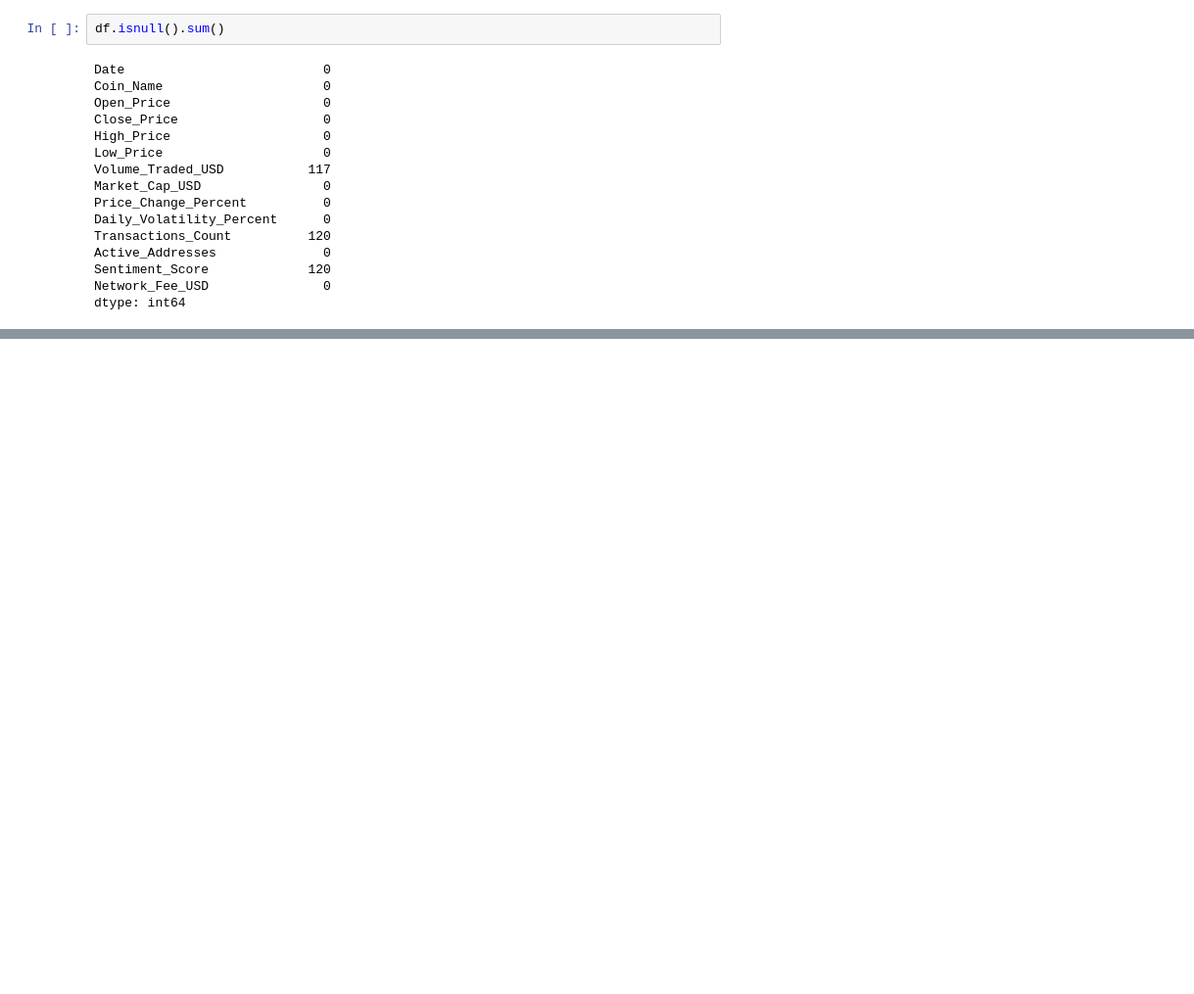
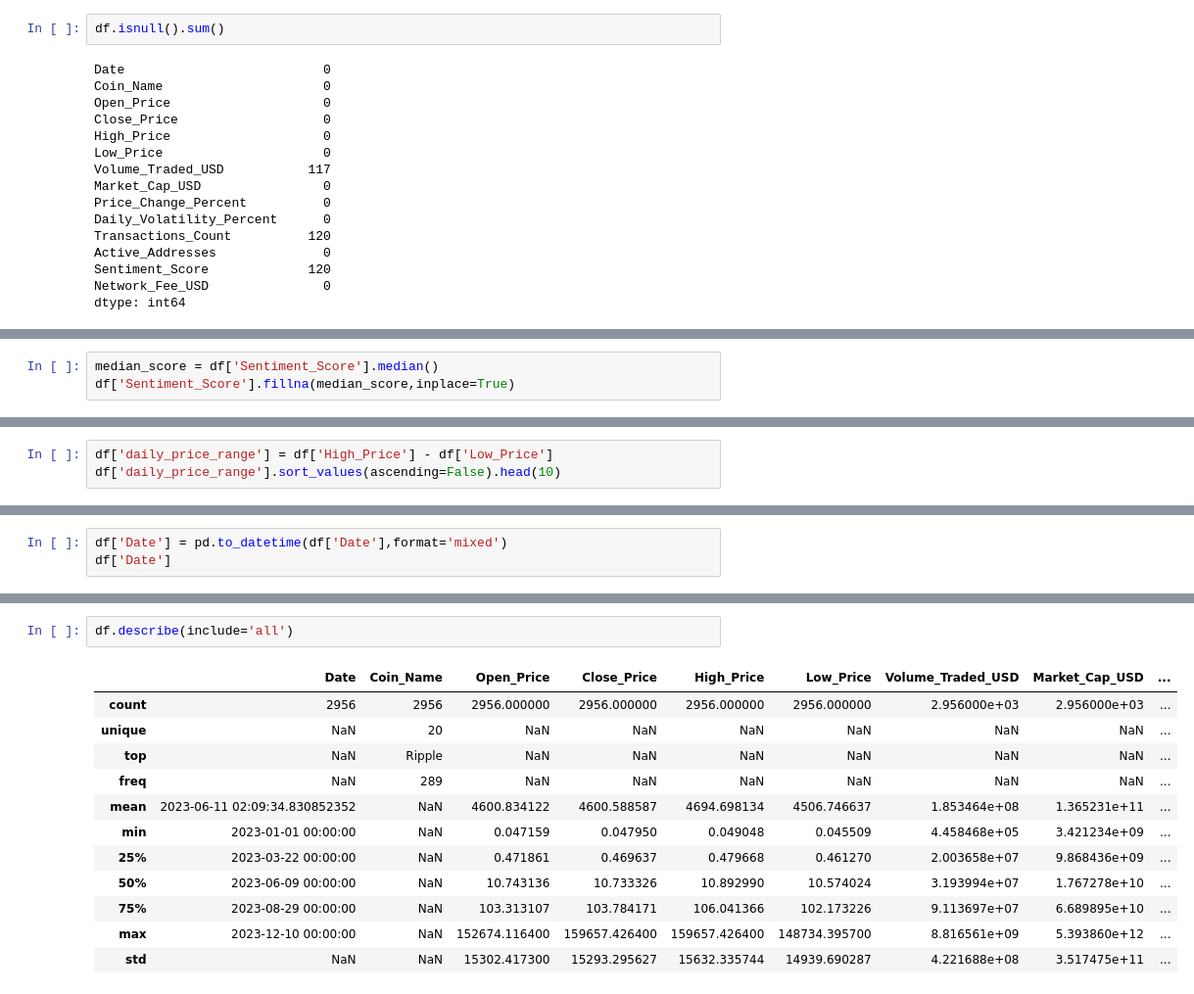
Before and after one commit to Mohini2815/Data-analysis-practice-projects, a Jupyter notebook: crypto market dataset.ipynb, the cells around one changed output, grey strips where cells are left out. Shown at 98% size. Saved outputs shown, nothing was run; the diff lists cells and outputs as text; blank space fills up the shorter version.

```diff
--- a/crypto market dataset.ipynb
+++ b/crypto market dataset.ipynb
@@ -88,0 +134,3 @@ df['Volume_Traded_USD'] = df['Volume_Traded_USD']
+# %%
+median_score = df['Sentiment_Score'].median()
+df['Sentiment_Score'].fillna(median_score,inplace=True)
@@ -88,0 +170,3 @@ df['Volume_Traded_USD'] = df['Volume_Traded_USD']
+# %%
+df['daily_price_range'] = df['High_Price'] - df['Low_Price']
+df['daily_price_range'].sort_values(ascending=False).head(10)
@@ -88,0 +205,3 @@ df['Volume_Traded_USD'] = df['Volume_Traded_USD']
+# %%
+df['Date'] = pd.to_datetime(df['Date'],format='mixed')
+df['Date']
@@ -88,0 +273,15 @@ df['Volume_Traded_USD'] = df['Volume_Traded_USD']
+# %%
+df.describe(include='all')
+# %% [output]
+|  | Date | Coin_Name | Open_Price | Close_Price | High_Price | Low_Price | Volume_Traded_USD | Market_Cap_USD | ... |
+| count | 2956 | 2956 | 2956.000000 | 2956.000000 | 2956.000000 | 2956.000000 | 2.956000e+03 | 2.956000e+03 | ... |
+| unique | NaN | 20 | NaN | NaN | NaN | NaN | NaN | NaN | ... |
+| top | NaN | Ripple | NaN | NaN | NaN | NaN | NaN | NaN | ... |
+| freq | NaN | 289 | NaN | NaN | NaN | NaN | NaN | NaN | ... |
+| mean | 2023-06-11 02:09:34.830852352 | NaN | 4600.834122 | 4600.588587 | 4694.698134 | 4506.746637 | 1.853464e+08 | 1.365231e+11 | ... |
+| min | 2023-01-01 00:00:00 | NaN | 0.047159 | 0.047950 | 0.049048 | 0.045509 | 4.458468e+05 | 3.421234e+09 | ... |
+| 25% | 2023-03-22 00:00:00 | NaN | 0.471861 | 0.469637 | 0.479668 | 0.461270 | 2.003658e+07 | 9.868436e+09 | ... |
+| 50% | 2023-06-09 00:00:00 | NaN | 10.743136 | 10.733326 | 10.892990 | 10.574024 | 3.193994e+07 | 1.767278e+10 | ... |
+| 75% | 2023-08-29 00:00:00 | NaN | 103.313107 | 103.784171 | 106.041366 | 102.173226 | 9.113697e+07 | 6.689895e+10 | ... |
+| max | 2023-12-10 00:00:00 | NaN | 152674.116400 | 159657.426400 | 159657.426400 | 148734.395700 | 8.816561e+09 | 5.393860e+12 | ... |
+| std | NaN | NaN | 15302.417300 | 15293.295627 | 15632.335744 | 14939.690287 | 4.221688e+08 | 3.517475e+11 | ... |
```
Also changed, not shown: parts of 24 cells of this notebook.
